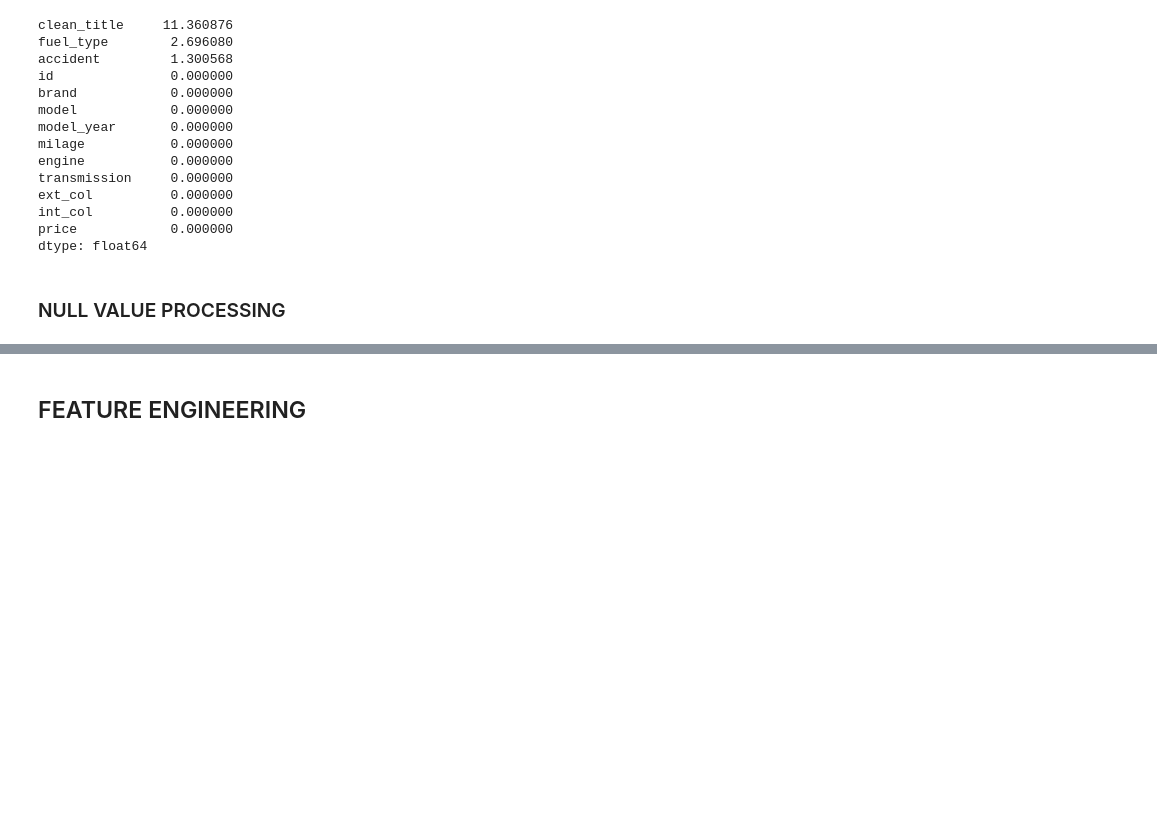
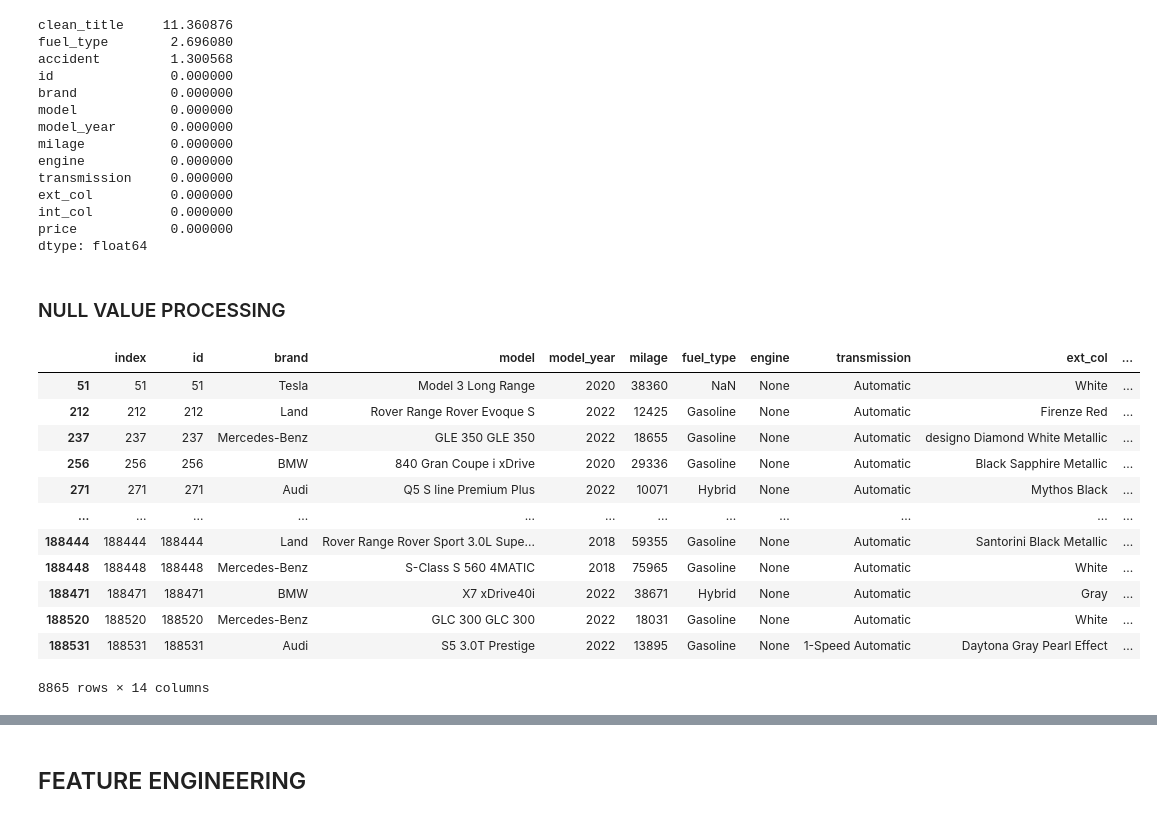
Before and after one commit to Botan-Bulut/DataScienceProjects, a Jupyter notebook: Kaggle-playground-series-s4e9/kaggle-playground-series-s4e9.ipynb, the cells around one changed output, grey strips where cells are left out. Cells and saved outputs as stored; diff of their text form; code cells hidden in the pictures; blank space fills up the shorter version.

```diff
--- a/Kaggle-playground-series-s4e9/kaggle-playground-series-s4e9.ipynb
+++ b/Kaggle-playground-series-s4e9/kaggle-playground-series-s4e9.ipynb
@@ -137,0 +179,18 @@ def fuel_type_processor(df: pd.Dataframe) -> None:
+# %%
+train['fuel_type'].value_counts()
+temp = fuel_type_processor(train)
+train.reset_index().query('index not in @temp')
+# %% [output]
+|  | index | id | brand | model | model_year | milage | fuel_type | engine | transmission | ext_col | ... |
+| 51 | 51 | 51 | Tesla | Model 3 Long Range | 2020 | 38360 | NaN | None | Automatic | White | ... |
+| 212 | 212 | 212 | Land | Rover Range Rover Evoque S | 2022 | 12425 | Gasoline | None | Automatic | Firenze Red | ... |
+| 237 | 237 | 237 | Mercedes-Benz | GLE 350 GLE 350 | 2022 | 18655 | Gasoline | None | Automatic | designo Diamond White Metallic | ... |
+| 256 | 256 | 256 | BMW | 840 Gran Coupe i xDrive | 2020 | 29336 | Gasoline | None | Automatic | Black Sapphire Metallic | ... |
+| 271 | 271 | 271 | Audi | Q5 S line Premium Plus | 2022 | 10071 | Hybrid | None | Automatic | Mythos Black | ... |
+| ... | ... | ... | ... | ... | ... | ... | ... | ... | ... | ... | ... |
+| 188444 | 188444 | 188444 | Land | Rover Range Rover Sport 3.0L Supe... | 2018 | 59355 | Gasoline | None | Automatic | Santorini Black Metallic | ... |
+| 188448 | 188448 | 188448 | Mercedes-Benz | S-Class S 560 4MATIC | 2018 | 75965 | Gasoline | None | Automatic | White | ... |
+| 188471 | 188471 | 188471 | BMW | X7 xDrive40i | 2022 | 38671 | Hybrid | None | Automatic | Gray | ... |
+| 188520 | 188520 | 188520 | Mercedes-Benz | GLC 300 GLC 300 | 2022 | 18031 | Gasoline | None | Automatic | White | ... |
+| 188531 | 188531 | 188531 | Audi | S5 3.0T Prestige | 2022 | 13895 | Gasoline | None | 1-Speed Automatic | Daytona Gray Pearl Effect | ... |
+8865 rows × 14 columns
```
Also changed, not shown: parts of 5 cells of this notebook, 15 other files.
